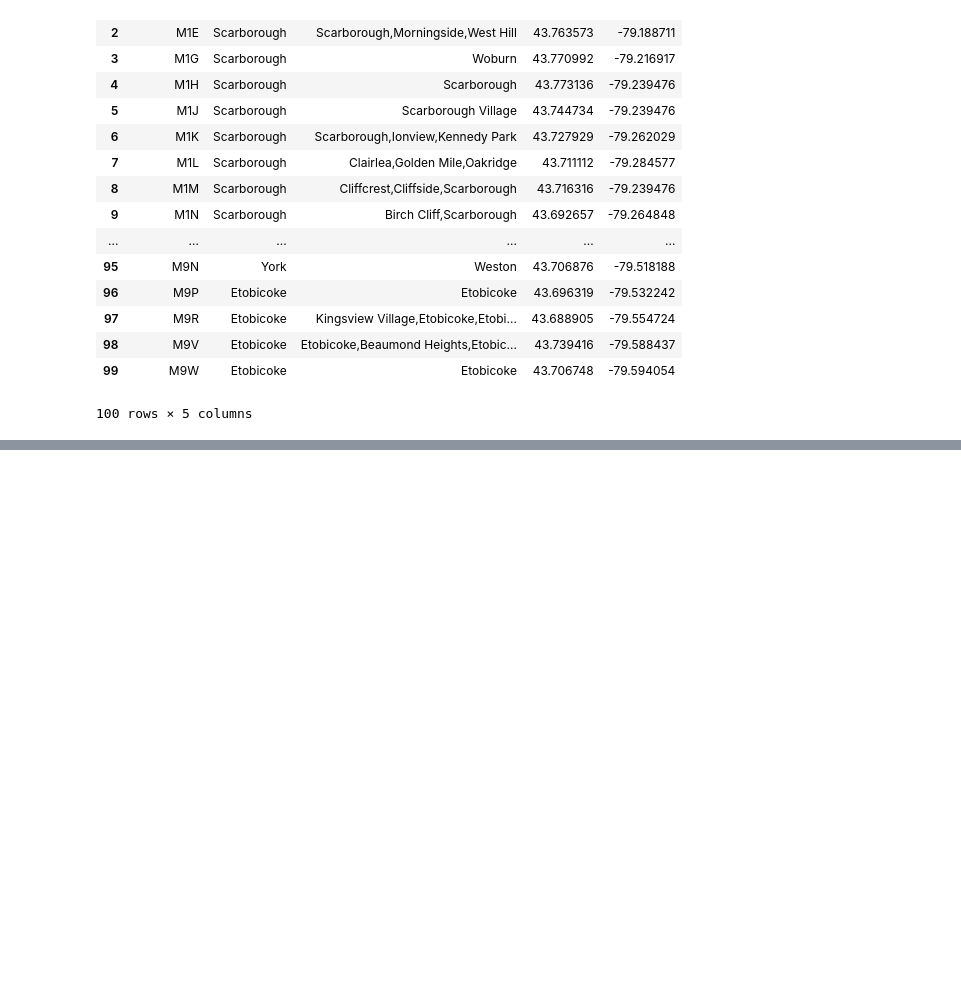
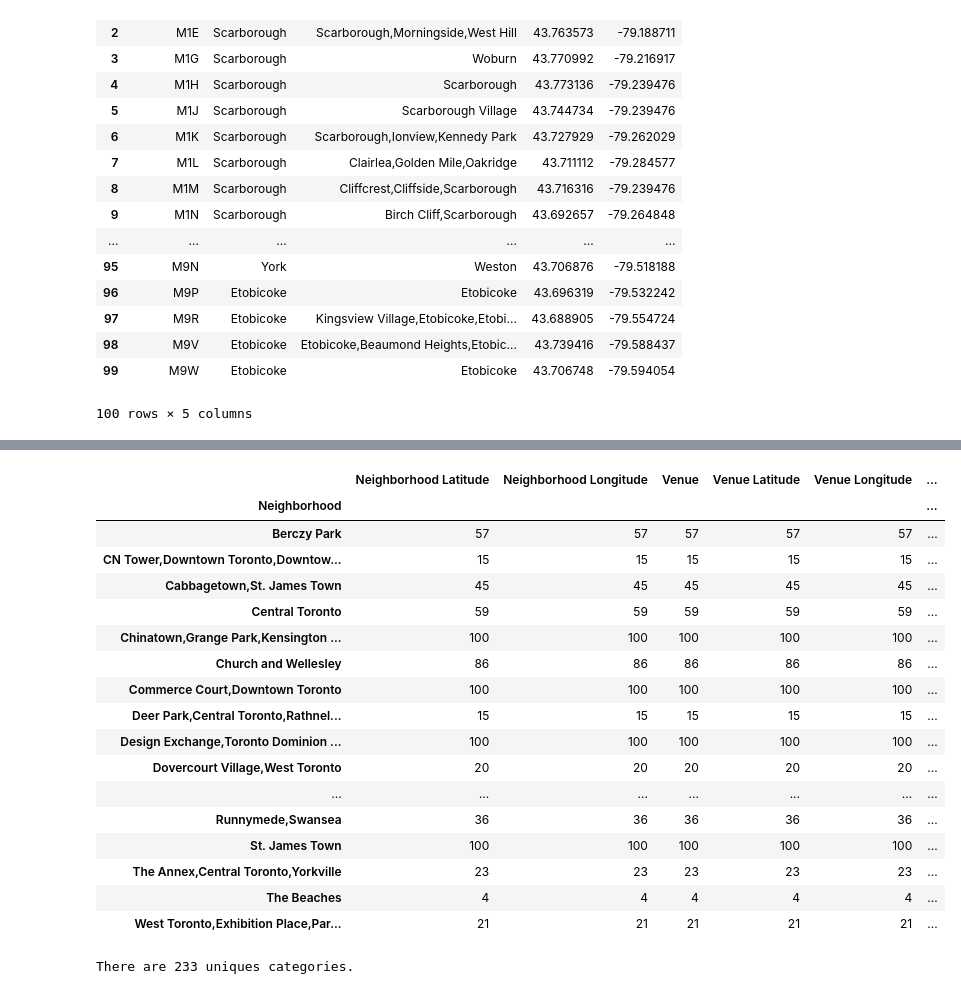
Before and after one commit to ganyimin/Coursera_Capstone, a Jupyter notebook: Segmenting and Clustering Neighborhoods in Toronto.ipynb, the cells around one changed output, grey strips where cells are left out. Cells and saved outputs as stored; diff of their text form; code cells hidden in the pictures; blank space fills up the shorter version.

```diff
--- a/Segmenting and Clustering Neighborhoods in Toronto.ipynb
+++ b/Segmenting and Clustering Neighborhoods in Toronto.ipynb
@@ -127,0 +199,19 @@ Toronto_nbh.join(df_coords.set_index('Postal Code'), on='PostalCode')
+# %%
+# create map of Toronto using latitude and longitude values
+map_toronto = folium.Map(location=[latitude, longitude], zoom_start=11)
+
+# add markers to map
+for lat, lng, borough, neighborhood in zip(Toronto_data['Latitude'], Toronto_data['Longitude'], Toronto_data['Borough'], Toronto_data['Neighborhood']):
+    label = '{}, {}'.format(neighborhood, borough)
+    label = folium.Popup(label, parse_html=True)
+    folium.CircleMarker(
+        [lat, lng],
+        radius=5,
+        popup=label,
+        color='blue',
+        fill=True,
+        fill_color='#3186cc',
+        fill_opacity=0.7,
+        parse_html=False).add_to(map_toronto)
+
+map_toronto
@@ -127,0 +308,25 @@ Toronto_nbh.join(df_coords.set_index('Postal Code'), on='PostalCode')
+# %%
+Toronto_venues.groupby('Neighborhood').count()
+# %% [output]
+|  | Neighborhood Latitude | Neighborhood Longitude | Venue | Venue Latitude | Venue Longitude | ... |
+| Neighborhood |  |  |  |  |  | ... |
+| Berczy Park | 57 | 57 | 57 | 57 | 57 | ... |
+| CN Tower,Downtown Toronto,Downtow... | 15 | 15 | 15 | 15 | 15 | ... |
+| Cabbagetown,St. James Town | 45 | 45 | 45 | 45 | 45 | ... |
+| Central Toronto | 59 | 59 | 59 | 59 | 59 | ... |
+| Chinatown,Grange Park,Kensington ... | 100 | 100 | 100 | 100 | 100 | ... |
+| Church and Wellesley | 86 | 86 | 86 | 86 | 86 | ... |
+| Commerce Court,Downtown Toronto | 100 | 100 | 100 | 100 | 100 | ... |
+| Deer Park,Central Toronto,Rathnel... | 15 | 15 | 15 | 15 | 15 | ... |
+| Design Exchange,Toronto Dominion ... | 100 | 100 | 100 | 100 | 100 | ... |
+| Dovercourt Village,West Toronto | 20 | 20 | 20 | 20 | 20 | ... |
+| ... | ... | ... | ... | ... | ... | ... |
+| Runnymede,Swansea | 36 | 36 | 36 | 36 | 36 | ... |
+| St. James Town | 100 | 100 | 100 | 100 | 100 | ... |
+| The Annex,Central Toronto,Yorkville | 23 | 23 | 23 | 23 | 23 | ... |
+| The Beaches | 4 | 4 | 4 | 4 | 4 | ... |
+| West Toronto,Exhibition Place,Par... | 21 | 21 | 21 | 21 | 21 | ... |
+# %%
+print('There are {} uniques categories.'.format(len(Toronto_venues['Venue Category'].unique())))
+# %% [output]
+There are 233 uniques categories.
```
Also changed, not shown: parts of 22 cells of this notebook.
